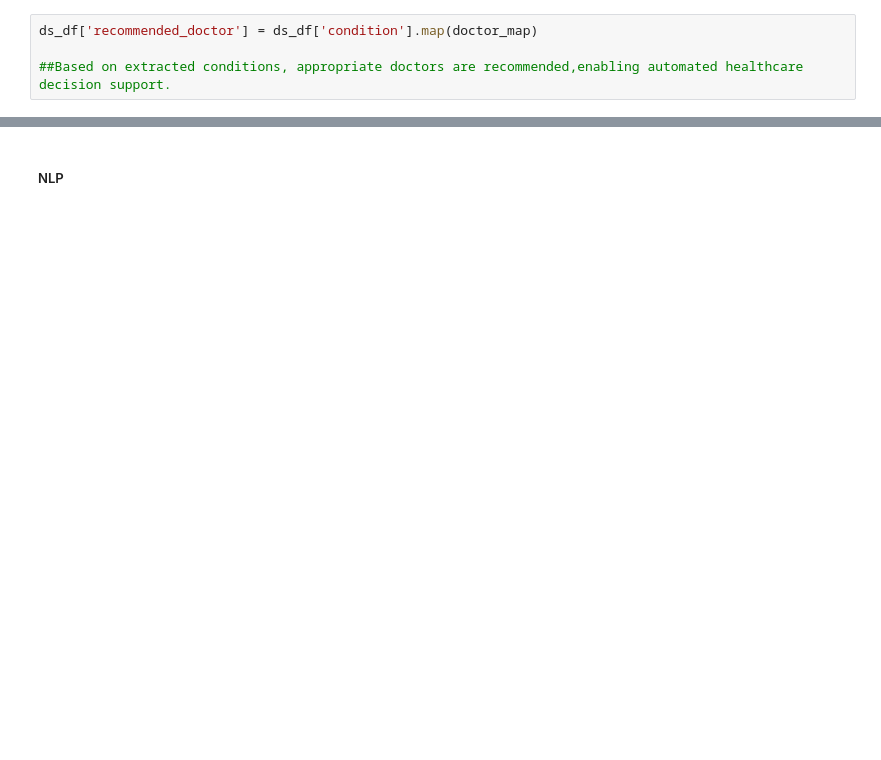
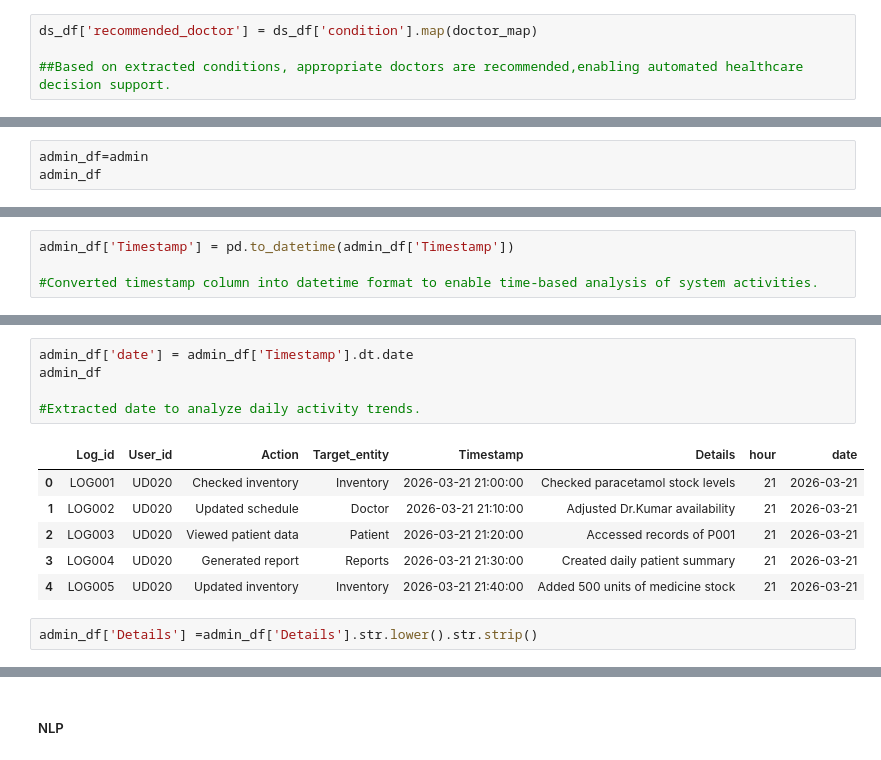
Before and after one commit to Rekha-vivek/Care_Connect_AI, a Jupyter notebook: Care_connect_AI.ipynb, the cells around one changed output, grey strips where cells are left out. Drawn from its saved outputs; the diff is of its cells as text; blank space fills up the shorter version.

```diff
--- a/Care_connect_AI.ipynb
+++ b/Care_connect_AI.ipynb
@@ -960,0 +1022,3 @@ unknown
+# %%
+admin_df=admin
+admin_df
@@ -960,0 +1075,4 @@ unknown
+# %%
+admin_df['Timestamp'] = pd.to_datetime(admin_df['Timestamp'])
+
+#Converted timestamp column into datetime format to enable time-based analysis of system activities.
@@ -960,0 +1091,14 @@ unknown
+# %%
+admin_df['date'] = admin_df['Timestamp'].dt.date
+admin_df
+
+#Extracted date to analyze daily activity trends.
+# %% [output]
+|  | Log_id | User_id | Action | Target_entity | Timestamp | Details | hour | date |
+| 0 | LOG001 | UD020 | Checked inventory | Inventory | 2026-03-21 21:00:00 | Checked paracetamol stock levels | 21 | 2026-03-21 |
+| 1 | LOG002 | UD020 | Updated schedule | Doctor | 2026-03-21 21:10:00 | Adjusted Dr.Kumar availability | 21 | 2026-03-21 |
+| 2 | LOG003 | UD020 | Viewed patient data | Patient | 2026-03-21 21:20:00 | Accessed records of P001 | 21 | 2026-03-21 |
+| 3 | LOG004 | UD020 | Generated report | Reports | 2026-03-21 21:30:00 | Created daily patient summary | 21 | 2026-03-21 |
+| 4 | LOG005 | UD020 | Updated inventory | Inventory | 2026-03-21 21:40:00 | Added 500 units of medicine stock | 21 | 2026-03-21 |
+# %%
+admin_df['Details'] =admin_df['Details'].str.lower().str.strip()
```
Also changed, not shown: parts of 34 cells of this notebook.
